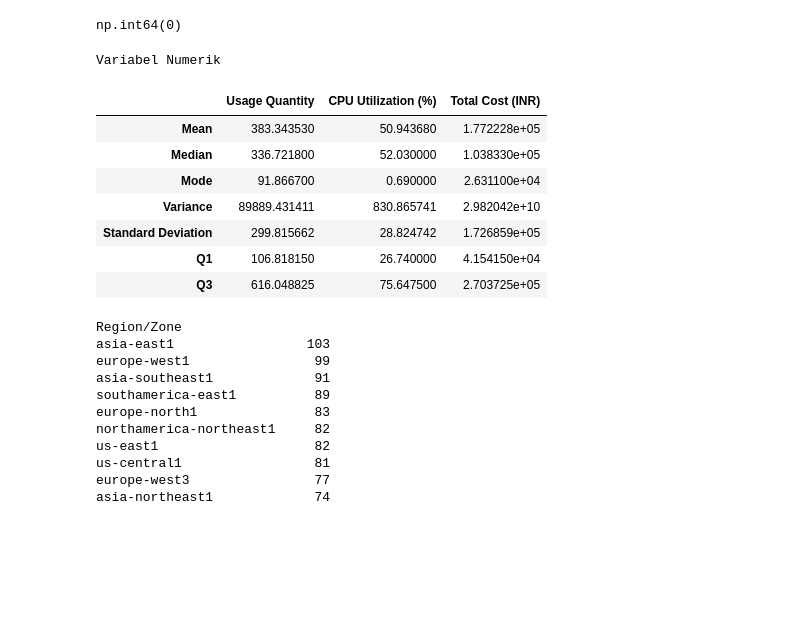
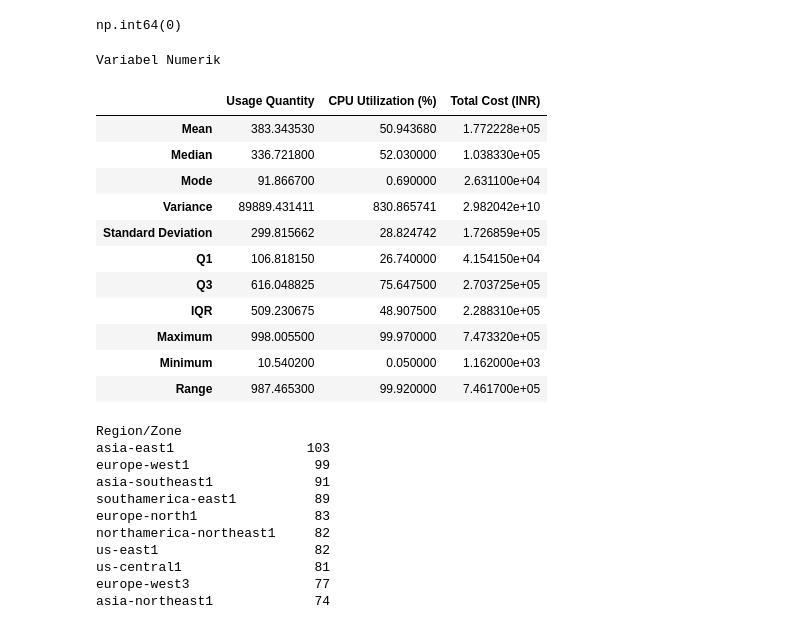
Before and after one commit to wieczornica/proyek1-eda-kelompok-10, a Jupyter notebook: GCP Cloud Spending Analysis.ipynb, the cells around one changed output. Drawn from its saved outputs; the diff is of its cells as text; code cells hidden in the pictures; blank space fills up the shorter version.

```diff
--- a/GCP Cloud Spending Analysis.ipynb
+++ b/GCP Cloud Spending Analysis.ipynb
@@ -105,7 +105,11 @@ hasil = pd.DataFrame({
         df["Usage Quantity"].var(),
         df["Usage Quantity"].std(),
         df["Usage Quantity"].quantile(0.25),
-        df["Usage Quantity"].quantile(0.75)
+        df["Usage Quantity"].quantile(0.75),
+        df["Usage Quantity"].quantile(0.75) - df["Usage Quantity"].quantile(0.25),
+        df["Usage Quantity"].max(),
+        df["Usage Quantity"].min(),
+        df["Usage Quantity"].max() - df["Usage Quantity"].min()
     ],
 
     "CPU Utilization (%)": [
@@ -115,39 +119,55 @@ hasil = pd.DataFrame({
         df["CPU Utilization (%)"].var(),
         df["CPU Utilization (%)"].std(),
         df["CPU Utilization (%)"].quantile(0.25),
-        df["CPU Utilization (%)"].quantile(0.75)
+        df["CPU Utilization (%)"].quantile(0.75),
+        df["CPU Utilization (%)"].quantile(0.75) - df["CPU Utilization (%)"].quantile(0.25),
+        df["CPU Utilization (%)"].max(),
+        df["CPU Utilization (%)"].min(),
+        df["CPU Utilization (%)"].max() - df["CPU Utilization (%)"].min()
     ],
 
     "Total Cost (INR)": [
         df["Total Cost (INR)"].mean(),
         df["Total Cost (INR)"].median(),
         df["Total Cost (INR)"].mode()[0],
         df["Total Cost (INR)"].var(),
         df["Total Cost (INR)"].std(),
         df["Total Cost (INR)"].quantile(0.25),
-        df["Total Cost (INR)"].quantile(0.75)
+        df["Total Cost (INR)"].quantile(0.75),
+        df["Total Cost (INR)"].quantile(0.75) - df["Total Cost (INR)"].quantile(0.25),
+        df["Total Cost (INR)"].max(),
+        df["Total Cost (INR)"].min(),
+        df["Total Cost (INR)"].max() - df["Total Cost (INR)"].min()
     ]
 }, index=[ #nampilin nama baris
     "Mean",
     "Median",
     "Mode",
     "Variance",
     "Standard Deviation",
     "Q1",
-    "Q3"
+    "Q3",
+    "IQR",
+    "Maximum",
+    "Minimum",
+    "Range",
 ])
 
 hasil
 # %% [output]
 Variabel Numerik
 |  | Usage Quantity | CPU Utilization (%) | Total Cost (INR) |
 | Mean | 383.343530 | 50.943680 | 1.772228e+05 |
 | Median | 336.721800 | 52.030000 | 1.038330e+05 |
 | Mode | 91.866700 | 0.690000 | 2.631100e+04 |
 | Variance | 89889.431411 | 830.865741 | 2.982042e+10 |
 | Standard Deviation | 299.815662 | 28.824742 | 1.726859e+05 |
 | Q1 | 106.818150 | 26.740000 | 4.154150e+04 |
 | Q3 | 616.048825 | 75.647500 | 2.703725e+05 |
+| IQR | 509.230675 | 48.907500 | 2.288310e+05 |
+| Maximum | 998.005500 | 99.970000 | 7.473320e+05 |
+| Minimum | 10.540200 | 0.050000 | 1.162000e+03 |
+| Range | 987.465300 | 99.920000 | 7.461700e+05 |
 # %%
 df["Region/Zone"].value_counts()
 # %% [output]
```
Also changed, not shown: parts of 3 cells of this notebook.
